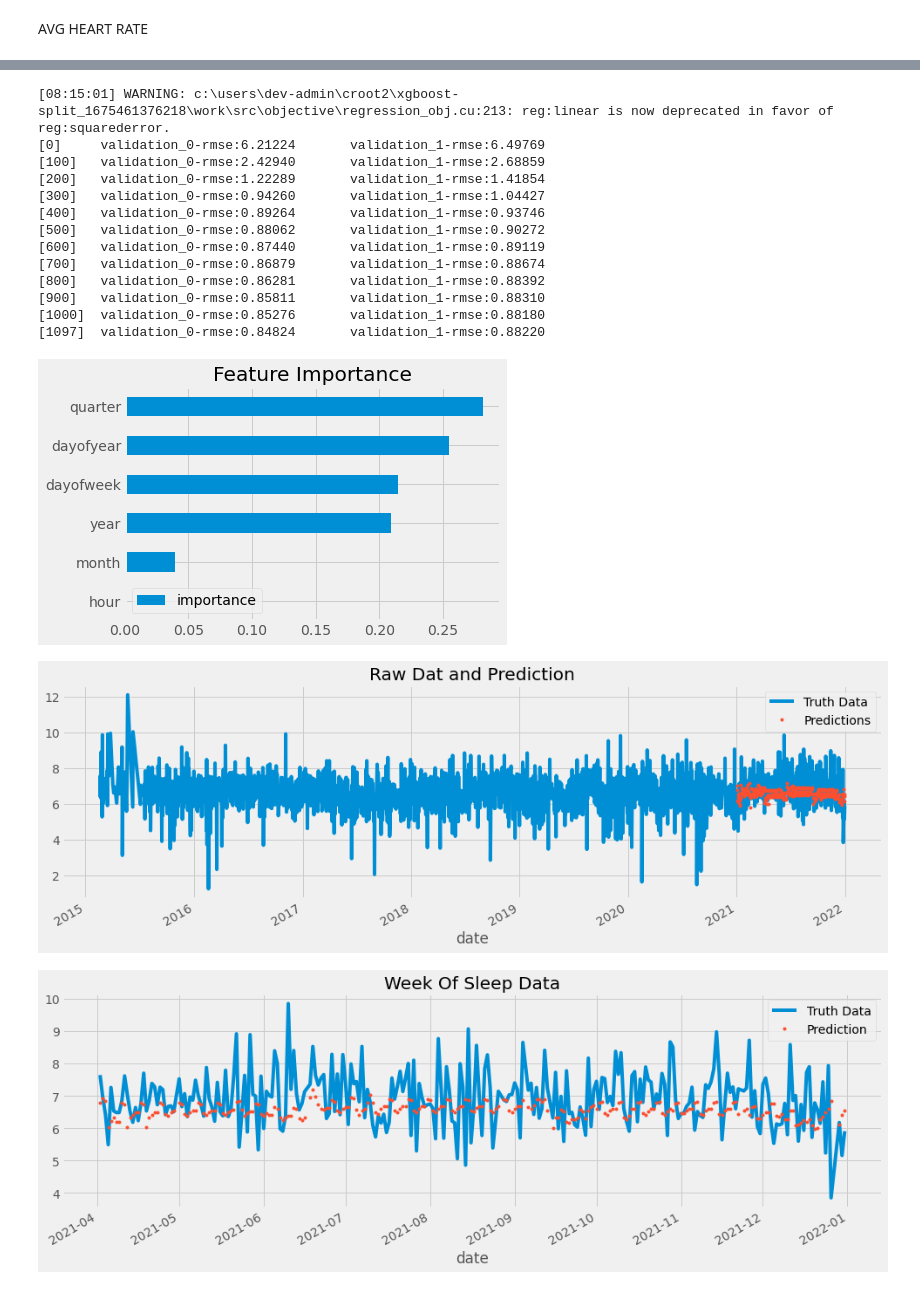
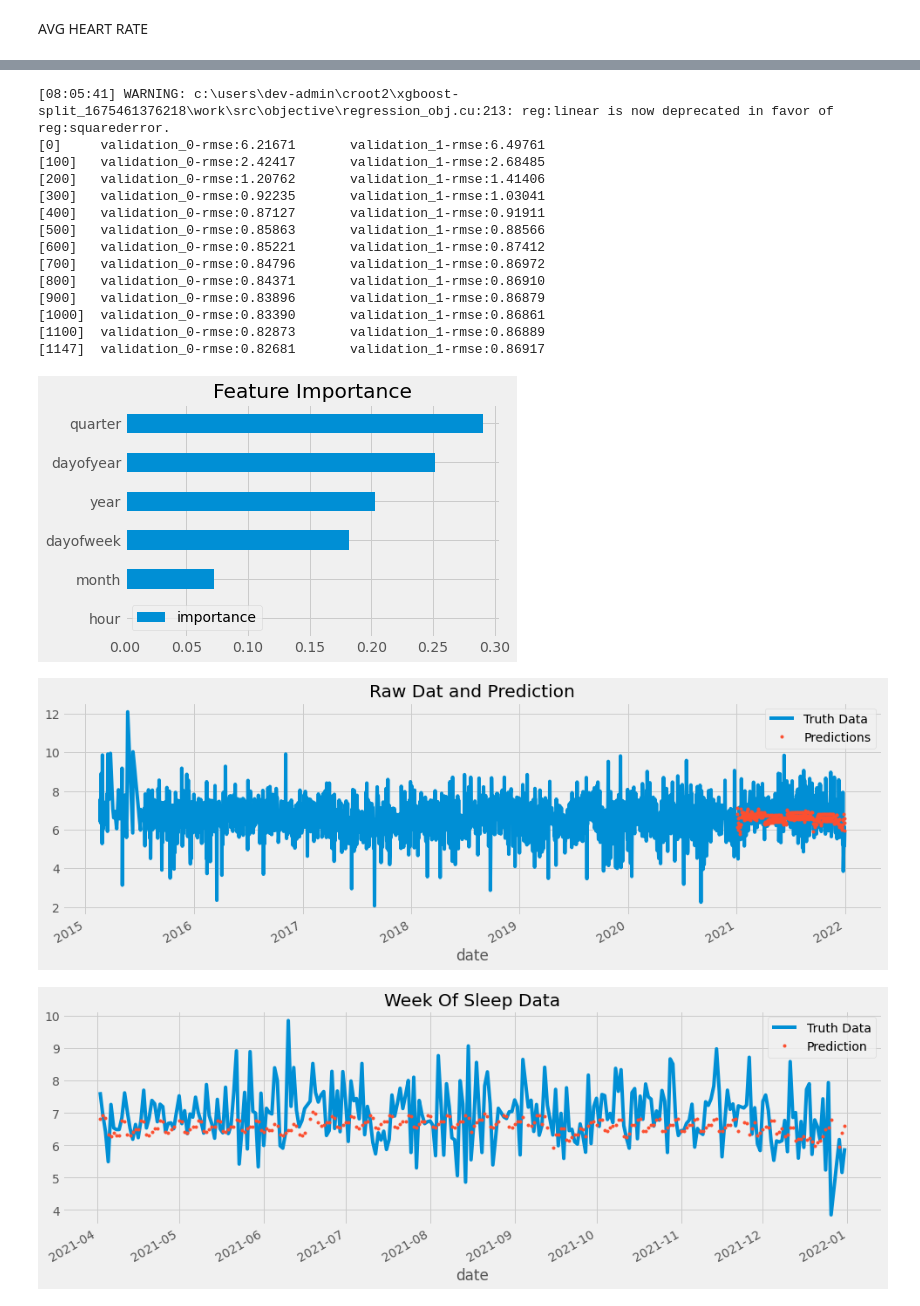
Before and after one commit to patrickmcalinden/kaggle_ml_sleep, a Jupyter notebook: kaggle_ml_sleep.ipynb, the cells around one changed output, grey strips where cells are left out. Saved outputs shown, nothing was run; the diff lists cells and outputs as text; code cells hidden in the pictures.

```diff
--- a/kaggle_ml_sleep.ipynb
+++ b/kaggle_ml_sleep.ipynb
@@ -85,6 +85,7 @@ base_df = pd.read_csv(r'C:\Users\paddy\Documents\Kaggle_competition\downloaded_d
 pd.to_datetime(base_df.index)
 #getting rid of the possible double entries
 base_df["sleep_hours"].iloc[833:1090] /= 2
+base_df = base_df[base_df['sleep_hours'] >= 2]
 
 color_pal = sns.color_palette()
 base_df.plot(style='.', figsize=(10,5), ms=1, color=color_pal[0],title='Sleep over time', )
@@ -535,6 +536,7 @@ def create_features(df, label=None):
     return X
 
 base_df_2 = create_features(base_df)
+base_df_2 = base_df_2[base_df_2['sleep_hours'] >= 2]
 
 split_date = '1-JAN-2021'
 train = base_df_2.loc[base_df_2.index <= split_date].copy()
@@ -556,8 +558,8 @@ X_test = test[FEATURES]
 y_test = test[TARGET]
 
 reg = xgb.XGBRegressor(base_score=0.4, booster='gbtree',
-                       n_estimators=25000,
-                       early_stopping_rounds=50,
+                       n_estimators=2000,
+                       early_stopping_rounds=100,
                        objective='reg:linear',
                        max_depth=3,
                        learning_rate=0.01)
@@ -569,47 +571,48 @@ reg.fit(X_train, y_train,
 fi = pd.DataFrame(data=reg.feature_importances_,
              index=reg.feature_names_in_,
              columns=['importance'])
 fi.sort_values('importance').plot(kind='barh', title='Feature Importance')
 plt.show()
 
 
 test['prediction'] = reg.predict(X_test)
-df = base_df.merge(test[['prediction']], how='left', left_index=True, right_index=True)
+df = base_df_2.merge(test[['prediction']], how='left', left_index=True, right_index=True)
 ax = df[['sleep_hours']].plot(figsize=(15, 5))
 df['prediction'].plot(ax=ax, style='.')
 plt.legend(['Truth Data', 'Predictions'])
 ax.set_title('Raw Dat and Prediction')
 plt.show()
 
 ax = df.loc[(df.index > '04-01-2021') & (df.index < '01-01-2022')]['sleep_hours'] \
     .plot(figsize=(15, 5), title='Week Of Sleep Data')
 
 df.loc[(df.index > '04-01-2021') & (df.index < '01-01-2022')]['prediction'] \
     .plot(style='.')
 plt.legend(['Truth Data','Prediction'])
 plt.show()
 
 score = np.sqrt(mean_squared_error(test['sleep_hours'], test['prediction']))
 print(f'RMSE Score on Test set: {score:0.8f}')
 
 
 
 test['error'] = np.abs(test[TARGET] - test['prediction'])
 test.groupby(['date'])['error'].mean().sort_values(ascending=False).head(10)
 # %% [output]
-[08:15:01] WARNING: c:\users\dev-admin\croot2\xgboost-split_1675461376218\work\src\objective\regression_obj.cu:213: reg:linear is now deprecated in favor of reg:squarederror.
-[0]     validation_0-rmse:6.21224       validation_1-rmse:6.49769
-[100]   validation_0-rmse:2.42940       validation_1-rmse:2.68859
-[200]   validation_0-rmse:1.22289       validation_1-rmse:1.41854
-[300]   validation_0-rmse:0.94260       validation_1-rmse:1.04427
-[400]   validation_0-rmse:0.89264       validation_1-rmse:0.93746
-[500]   validation_0-rmse:0.88062       validation_1-rmse:0.90272
-[600]   validation_0-rmse:0.87440       validation_1-rmse:0.89119
-[700]   validation_0-rmse:0.86879       validation_1-rmse:0.88674
-[800]   validation_0-rmse:0.86281       validation_1-rmse:0.88392
-[900]   validation_0-rmse:0.85811       validation_1-rmse:0.88310
-[1000]  validation_0-rmse:0.85276       validation_1-rmse:0.88180
-[1097]  validation_0-rmse:0.84824       validation_1-rmse:0.88220
+[08:05:41] WARNING: c:\users\dev-admin\croot2\xgboost-split_1675461376218\work\src\objective\regression_obj.cu:213: reg:linear is now deprecated in favor of reg:squarederror.
+[0]     validation_0-rmse:6.21671       validation_1-rmse:6.49761
+[100]   validation_0-rmse:2.42417       validation_1-rmse:2.68485
+[200]   validation_0-rmse:1.20762       validation_1-rmse:1.41406
+[300]   validation_0-rmse:0.92235       validation_1-rmse:1.03041
+[400]   validation_0-rmse:0.87127       validation_1-rmse:0.91911
+[500]   validation_0-rmse:0.85863       validation_1-rmse:0.88566
+[600]   validation_0-rmse:0.85221       validation_1-rmse:0.87412
+[700]   validation_0-rmse:0.84796       validation_1-rmse:0.86972
+[800]   validation_0-rmse:0.84371       validation_1-rmse:0.86910
+[900]   validation_0-rmse:0.83896       validation_1-rmse:0.86879
+[1000]  validation_0-rmse:0.83390       validation_1-rmse:0.86861
+[1100]  validation_0-rmse:0.82873       validation_1-rmse:0.86889
+[1147]  validation_0-rmse:0.82681       validation_1-rmse:0.86917
-[figure, old version]
+[figure, new version]
-[figure, old version]
+[figure, new version]
 [figure]
```
Also changed, not shown: parts of 11 cells of this notebook.
